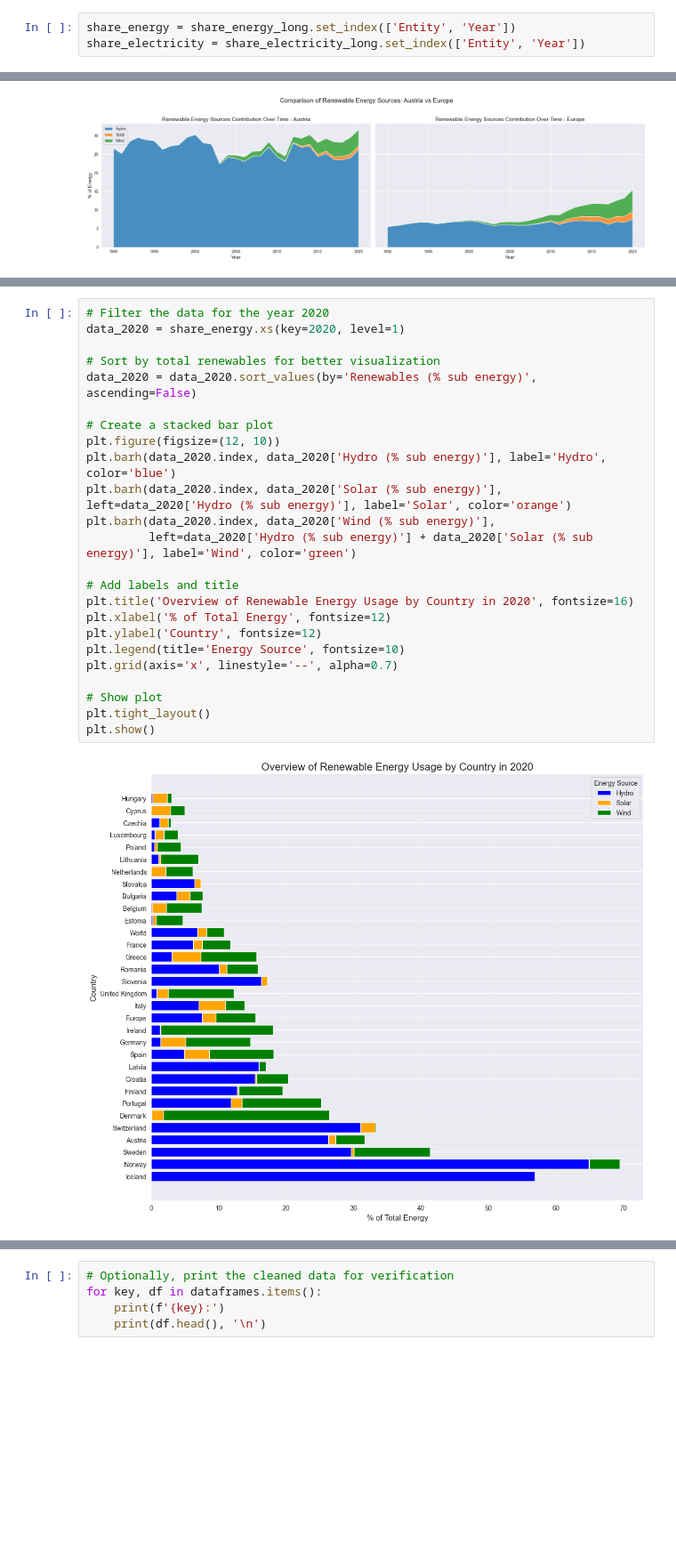
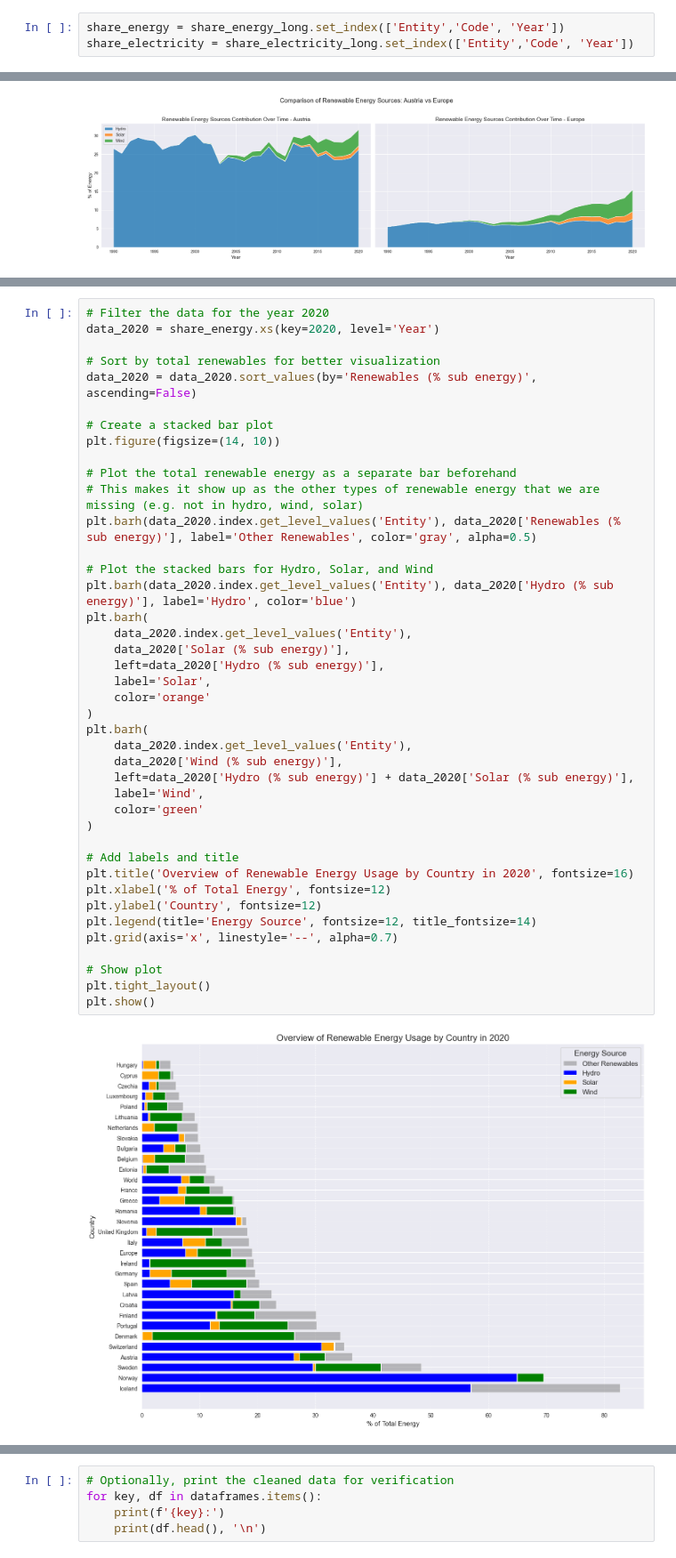
Before and after one commit to AlexanderGruebling/DOPP-Ex2, a Jupyter notebook: src/main.ipynb, the cells around one changed output, grey strips where cells are left out. Shown at 89% size. Saved outputs shown, nothing was run; the diff lists cells and outputs as text; blank space fills up the shorter version.

```diff
--- a/src/main.ipynb
+++ b/src/main.ipynb
@@ -94,8 +94,8 @@ share_electricity_long = merge_share_dfs(dataframes, 'share-electricity')
 ### Multi-Index
 These newly merged frames can now be converted from a long format to a wide multi-index dataformat.
 # %%
-share_energy = share_energy_long.set_index(['Entity', 'Year'])
-share_electricity = share_electricity_long.set_index(['Entity', 'Year'])
+share_energy = share_energy_long.set_index(['Entity','Code', 'Year'])
+share_electricity = share_electricity_long.set_index(['Entity','Code', 'Year'])
 # %% [markdown]
 ### Check the Data
 # %%
@@ -260,26 +277,43 @@ plt.show()
 # %%
 # Filter the data for the year 2020
-data_2020 = share_energy.xs(key=2020, level=1)
+data_2020 = share_energy.xs(key=2020, level='Year')
 
 # Sort by total renewables for better visualization
 data_2020 = data_2020.sort_values(by='Renewables (% sub energy)', ascending=False)
 
 # Create a stacked bar plot
-plt.figure(figsize=(12, 10))
-plt.barh(data_2020.index, data_2020['Hydro (% sub energy)'], label='Hydro', color='blue')
-plt.barh(data_2020.index, data_2020['Solar (% sub energy)'], left=data_2020['Hydro (% sub energy)'], label='Solar', color='orange')
-plt.barh(data_2020.index, data_2020['Wind (% sub energy)'],
-         left=data_2020['Hydro (% sub energy)'] + data_2020['Solar (% sub energy)'], label='Wind', color='green')
+plt.figure(figsize=(14, 10))
+
+# Plot the total renewable energy as a separate bar beforehand
+# This makes it show up as the other types of renewable energy that we are missing (e.g. not in hydro, wind, solar)
+plt.barh(data_2020.index.get_level_values('Entity'), data_2020['Renewables (% sub energy)'], label='Other Renewables', color='gray', alpha=0.5)
+
+# Plot the stacked bars for Hydro, Solar, and Wind
+plt.barh(data_2020.index.get_level_values('Entity'), data_2020['Hydro (% sub energy)'], label='Hydro', color='blue')
+plt.barh(
+    data_2020.index.get_level_values('Entity'),
+    data_2020['Solar (% sub energy)'],
+    left=data_2020['Hydro (% sub energy)'],
+    label='Solar',
+    color='orange'
+)
+plt.barh(
+    data_2020.index.get_level_values('Entity'),
+    data_2020['Wind (% sub energy)'],
+    left=data_2020['Hydro (% sub energy)'] + data_2020['Solar (% sub energy)'],
+    label='Wind',
+    color='green'
+)
 
 # Add labels and title
 plt.title('Overview of Renewable Energy Usage by Country in 2020', fontsize=16)
 plt.xlabel('% of Total Energy', fontsize=12)
 plt.ylabel('Country', fontsize=12)
-plt.legend(title='Energy Source', fontsize=10)
+plt.legend(title='Energy Source', fontsize=12, title_fontsize=14)
 plt.grid(axis='x', linestyle='--', alpha=0.7)
 
 # Show plot
 plt.tight_layout()
 plt.show()
 # %% [output]
-[figure, old version]
+[figure, new version]
```
Also changed, not shown: parts of 10 cells of this notebook, 1 other file.
